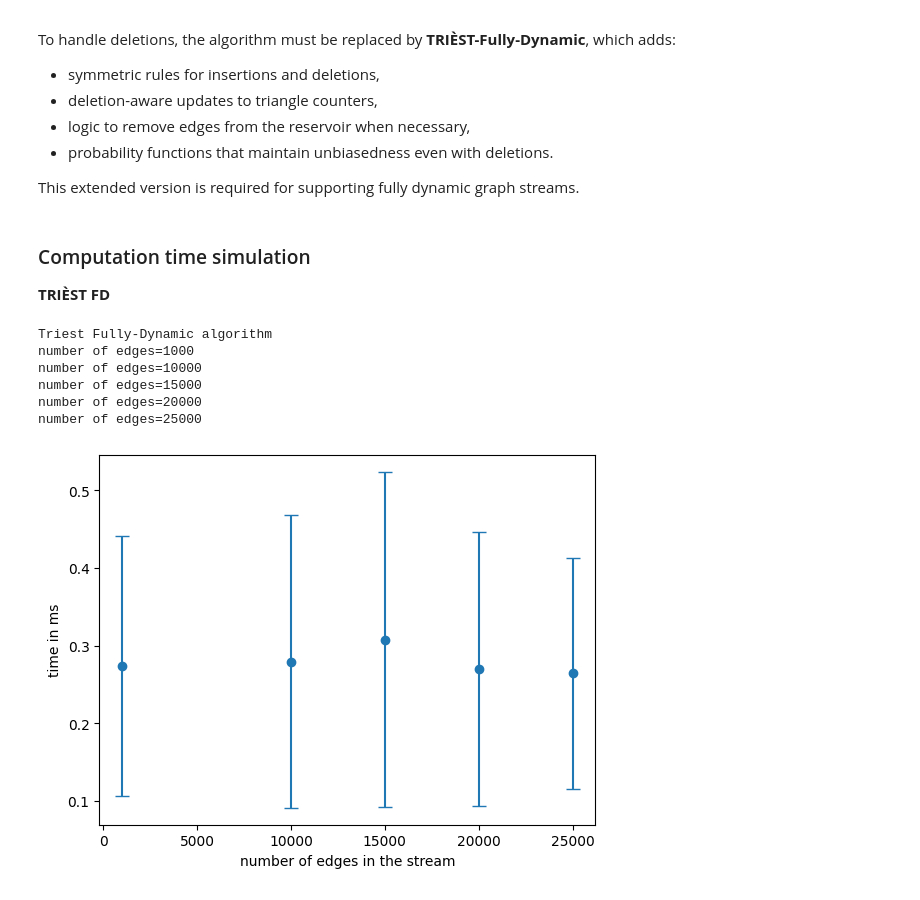
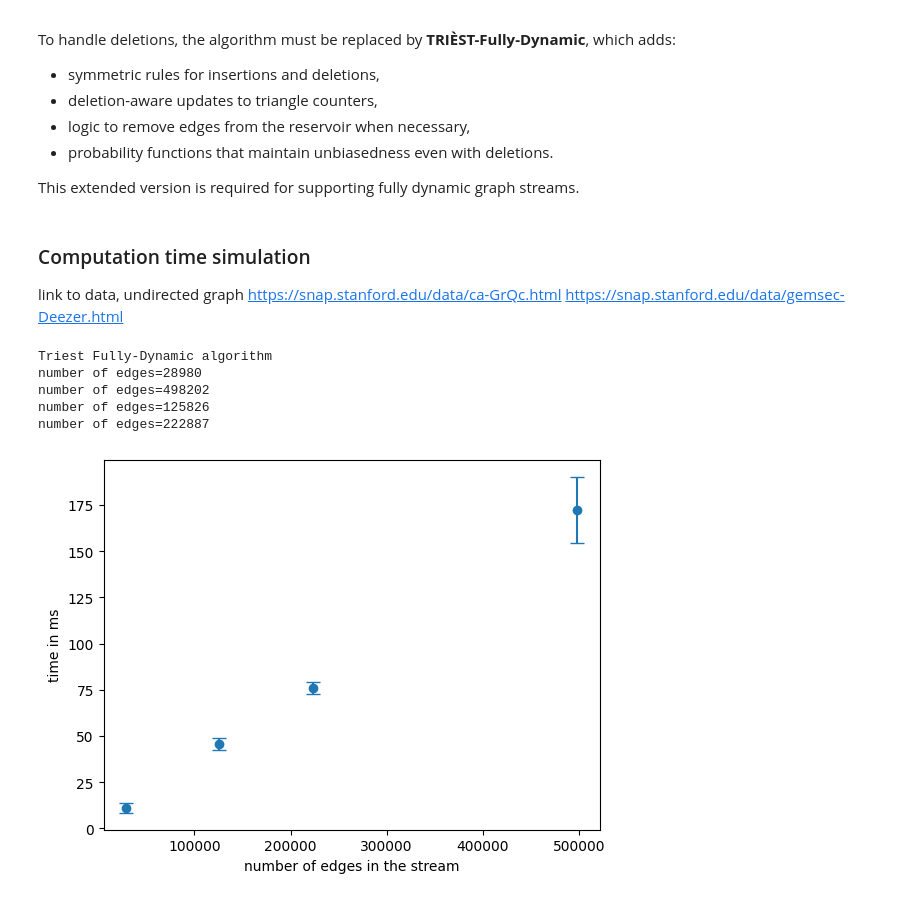
Before and after one commit to maximesf/lab_ID2222, a Jupyter notebook: lab3/lab3report.ipynb, the cells around one changed output. Cells and saved outputs as stored; diff of their text form; code cells hidden in the pictures.

Commit message:
more data and relevant plots

```diff
--- a/lab3/lab3report.ipynb
+++ b/lab3/lab3report.ipynb
@@ -369,53 +369,61 @@ This extended version is required for supporting fully dynamic graph streams.
 probDelete tune the proportion of "+" and "-" in element stream
 """
 
-def getData(file : str, probDelete:float = 0):
+def getData(file : str, splitterChar: str, probDelete:float = 0):
     output = []
     with open(file, "r") as f:
         for line in f:
-            row = list(map(int, line.split()))
+            row = list(map(int, line.split(splitterChar)))
             boolean = False
             if np.random.randint(1,101) <= int(100*(1-probDelete)) :
                 boolean = True
             output.append((boolean,row))
     return output
 
-realStream = getData('data/lab3data.txt',1)
+
+data25k = getData('data/lab3data.txt',None,1)
+data500k = getData('data/HR_edges.txt',",",1)
+data120k = getData('data/RO_edges.txt',",",1)
+data220k = getData('data/HU_edges.txt',",",1)
 # %% [markdown]
 ### Computation time simulation
 
-**TRIÈST FD**
+link to data, undirected graph
+https://snap.stanford.edu/data/ca-GrQc.html
+https://snap.stanford.edu/data/gemsec-Deezer.html
 # %%
 import matplotlib.pyplot as plt
 import time as t
 
 times = []
 stds = []
-dataLinks = [1000,10000,15000,20000,25000]
 TFD = TriestFullyDynamic(100)
 
-for i in dataLinks:
-    print(f'number of edges={i}')
+datas=[data25k,data500k,data120k,data220k]
+datasLenght=[]
+
+for data in datas:
+    print(f'number of edges={len(data)}')
+    datasLenght.append(len(data))
     temp = []
     for i in range(1000):
         e = t.time()
-        TFD.triestFullyDynamic(realStream[:i])
+        TFD.triestFullyDynamic(data)
         temp.append((t.time()-e)*1000)
     times.append(np.mean(temp))
     stds.append(np.std(temp))
 
-plt.errorbar(dataLinks, times, yerr=stds, fmt='o', capsize=5)
+plt.errorbar(datasLenght, times, yerr=stds, fmt='o', capsize=5)
 plt.xlabel("number of edges in the stream")
 plt.ylabel("time in ms")
 plt.show()
 # %% [output]
 Triest Fully-Dynamic algorithm
-number of edges=1000
-number of edges=10000
-number of edges=15000
-number of edges=20000
-number of edges=25000
+number of edges=28980
+number of edges=498202
+number of edges=125826
+number of edges=222887
-[figure, old version]
+[figure, new version]
 # %%
 times = []
 stds = []
```
Also changed, not shown: parts of 3 cells of this notebook, 3 other files.
